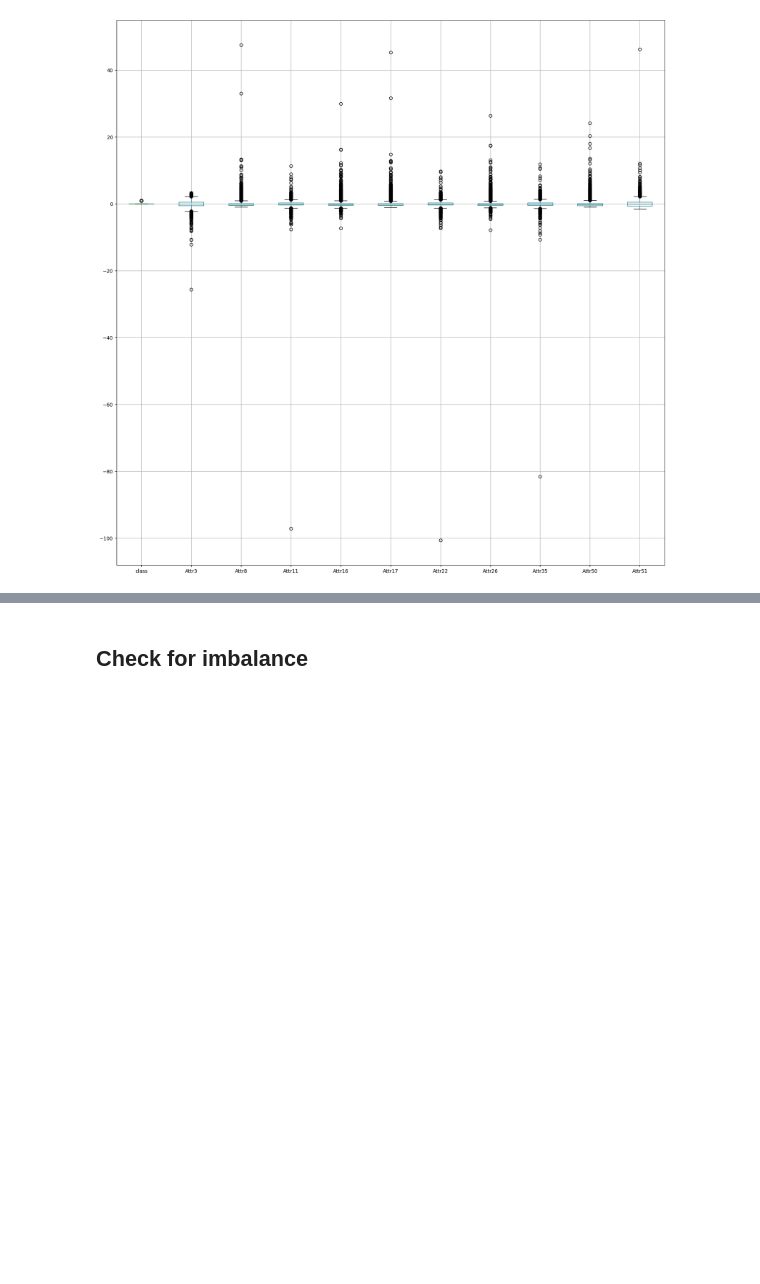
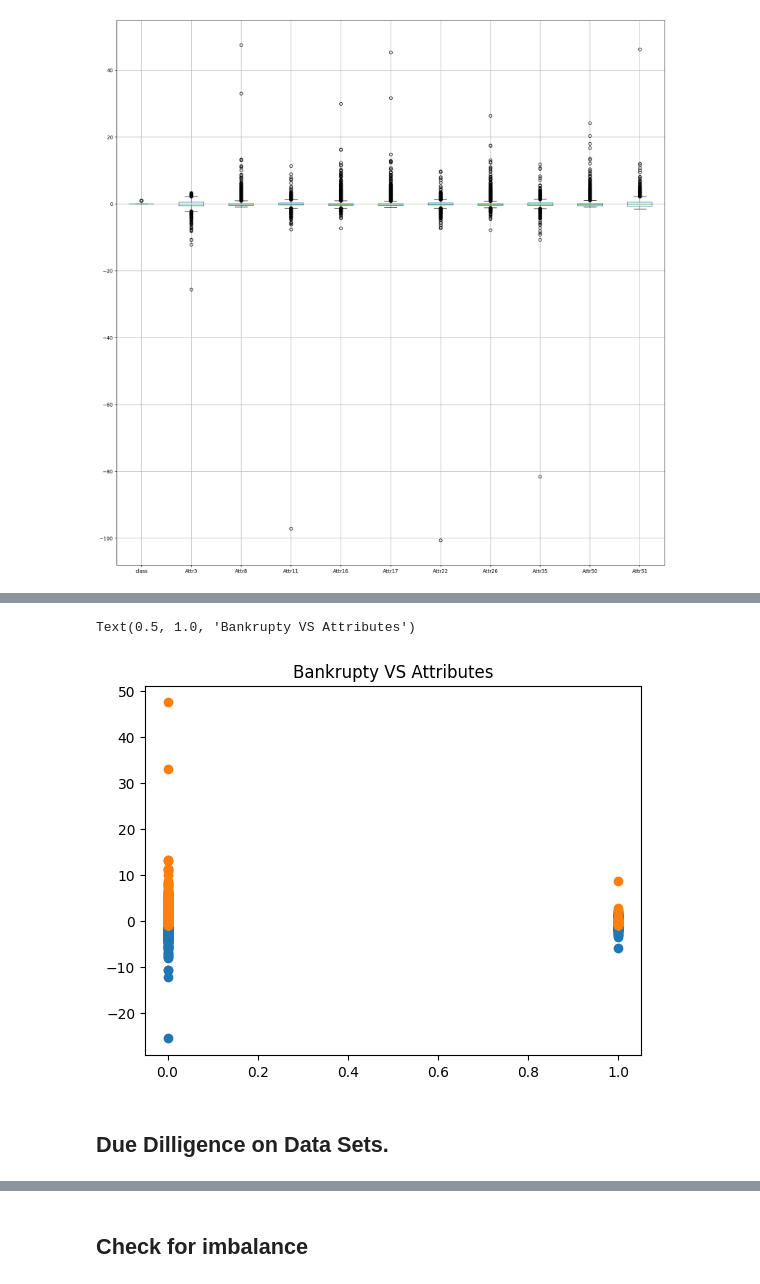
Before and after one commit to ngjunlong9651/BC3407-AI-In-Accounting-Finance, a Jupyter notebook: Week 4 Regression/week4.ipynb, the cells around one changed output, grey strips where cells are left out. Cells and saved outputs as stored; diff of their text form; code cells hidden in the pictures; blank space fills up the shorter version.

```diff
--- a/Week 4 Regression/week4.ipynb
+++ b/Week 4 Regression/week4.ipynb
@@ -78,0 +82,11 @@ SyntaxError: invalid character '“' (U+201C) (2460658651.py, line 4)
+# %%
+## Plotting three variables with pyplotlib
+import matplotlib.pyplot as plt
+plt.scatter(df['class'],df['Attr3'])
+plt.scatter(df['class'],df['Attr8'])
+plt.title("Bankrupty VS Attributes")
+# %% [output]
+Text(0.5, 1.0, 'Bankrupty VS Attributes')
+[figure, added]
+# %% [markdown]
+<h2> Due Dilligence on Data Sets.
```
Also changed, not shown: parts of 43 cells of this notebook, 11 other files.
